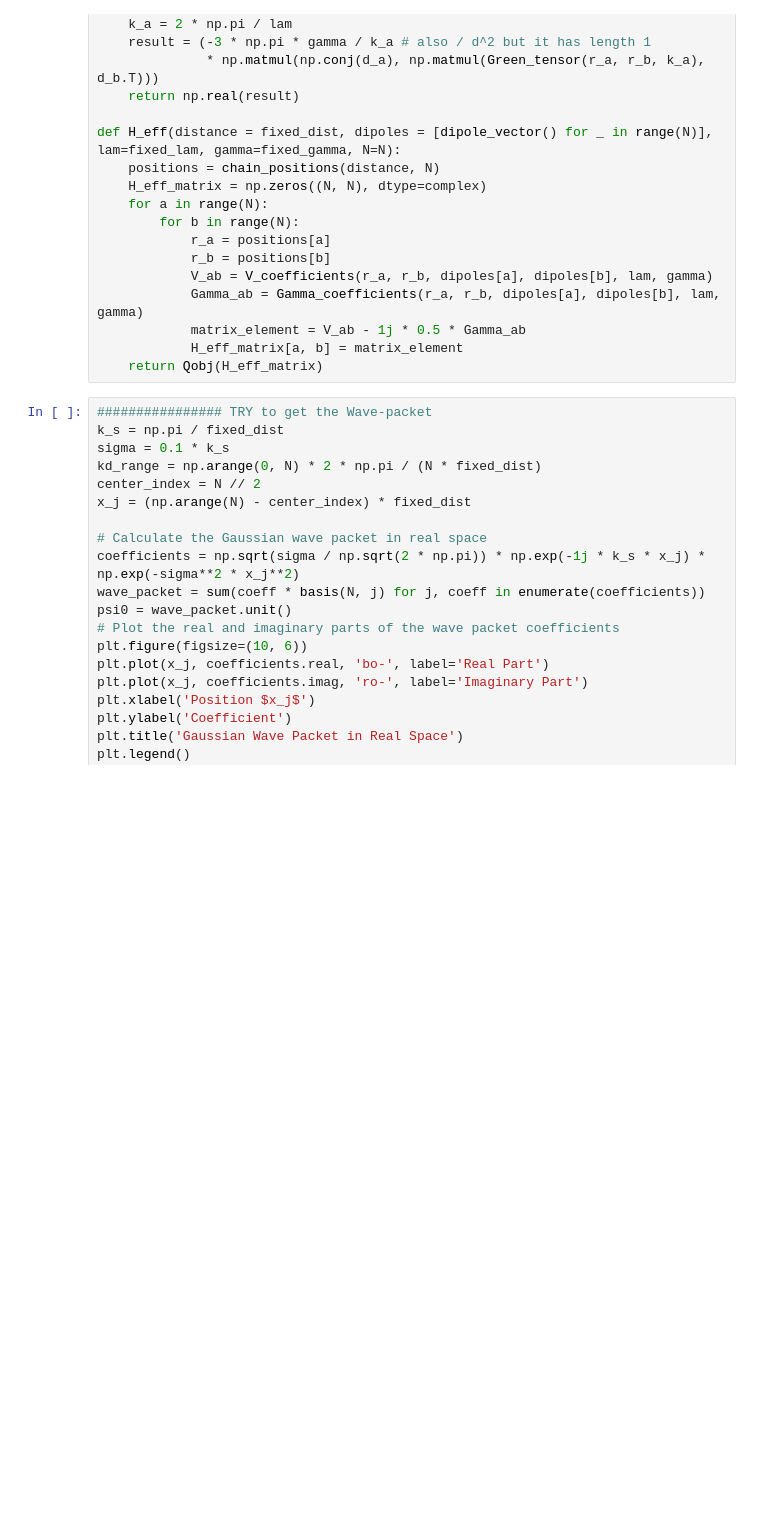
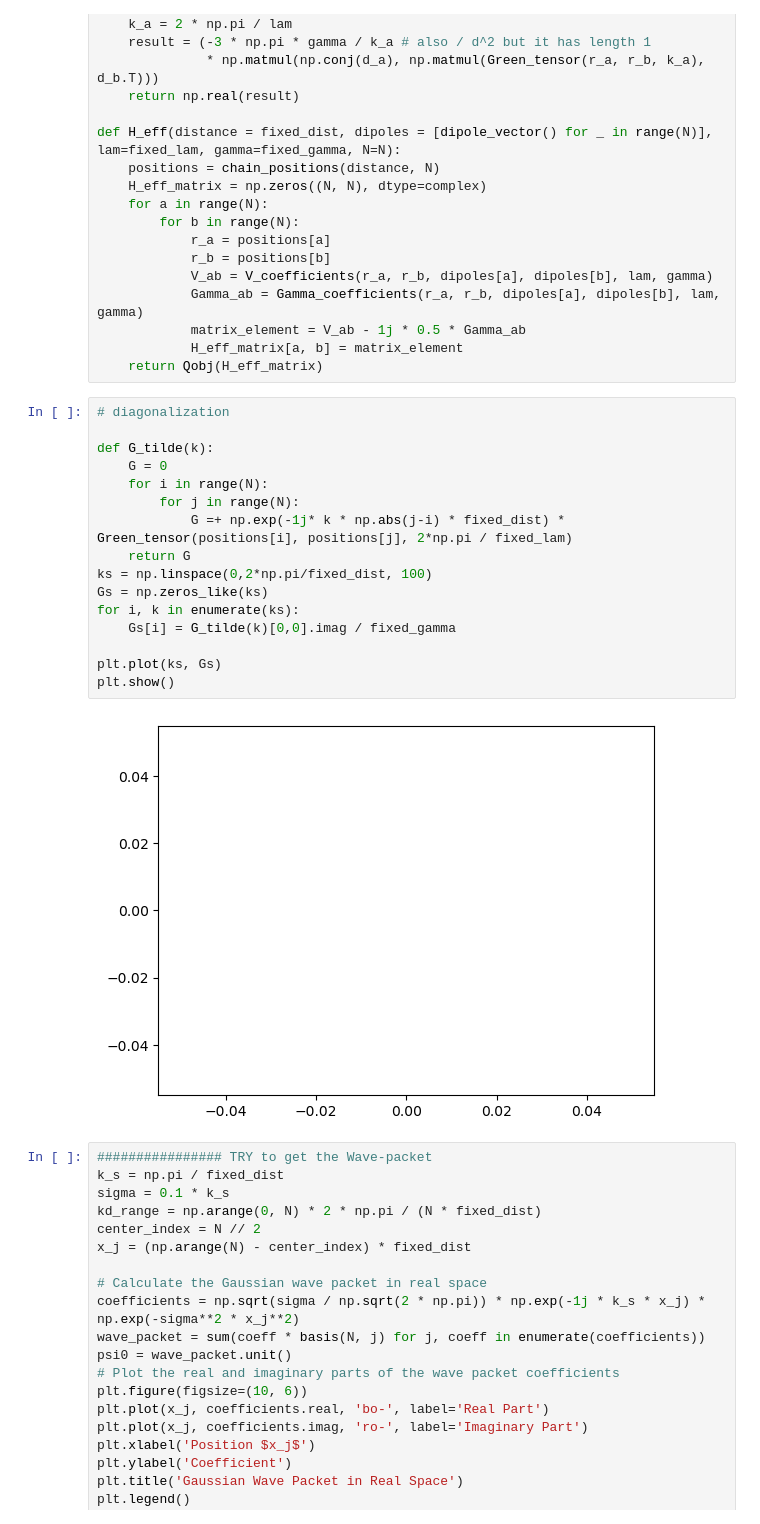
Before and after one commit to LBPhysics/GIT_Code_BA, a Jupyter notebook: Continuation/Qutip/Chain.ipynb, the cells around one changed output. Saved outputs shown, nothing was run; the diff lists cells and outputs as text; blank space fills up the shorter version.

```diff
--- a/Continuation/Qutip/Chain.ipynb
+++ b/Continuation/Qutip/Chain.ipynb
@@ -131,6 +114,24 @@ def H_eff(distance = fixed_dist, dipoles = [dipole_vector() for _ in range(N)],
             matrix_element = V_ab - 1j * 0.5 * Gamma_ab
             H_eff_matrix[a, b] = matrix_element
     return Qobj(H_eff_matrix)
+# %%
+# diagonalization
+
+def G_tilde(k):
+    G = 0
+    for i in range(N):
+        for j in range(N):
+            G =+ np.exp(-1j* k * np.abs(j-i) * fixed_dist) * Green_tensor(positions[i], positions[j], 2*np.pi / fixed_lam)
+    return G
+ks = np.linspace(0,2*np.pi/fixed_dist, 100)
+Gs = np.zeros_like(ks)
+for i, k in enumerate(ks):
+    Gs[i] = G_tilde(k)[0,0].imag / fixed_gamma
+
+plt.plot(ks, Gs)
+plt.show()
+# %% [output]
+[figure, added]
 # %%
 ################ TRY to get the Wave-packet
 k_s = np.pi / fixed_dist
```
Also changed, not shown: parts of 1 cell of this notebook, 3 other files.
